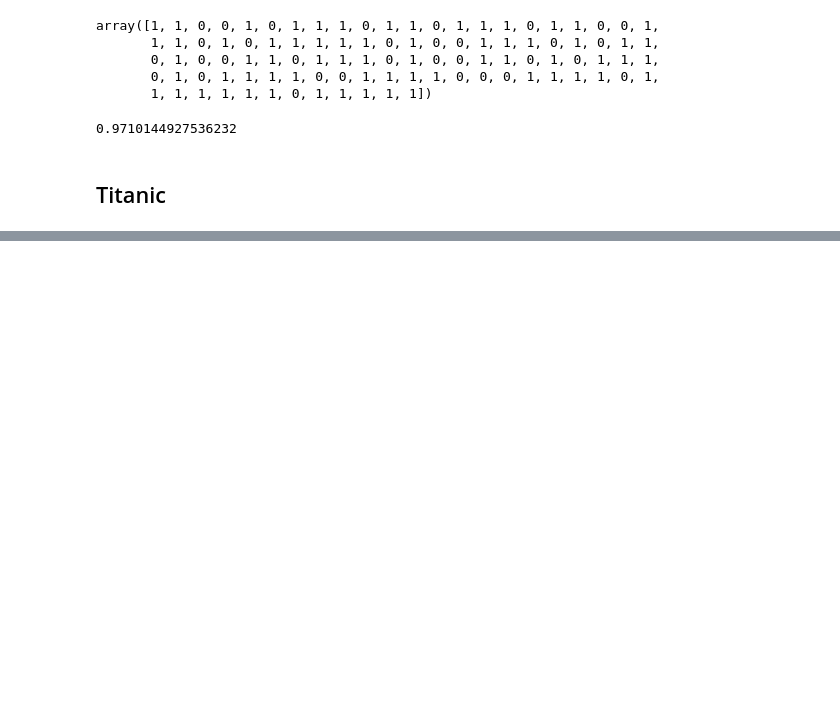
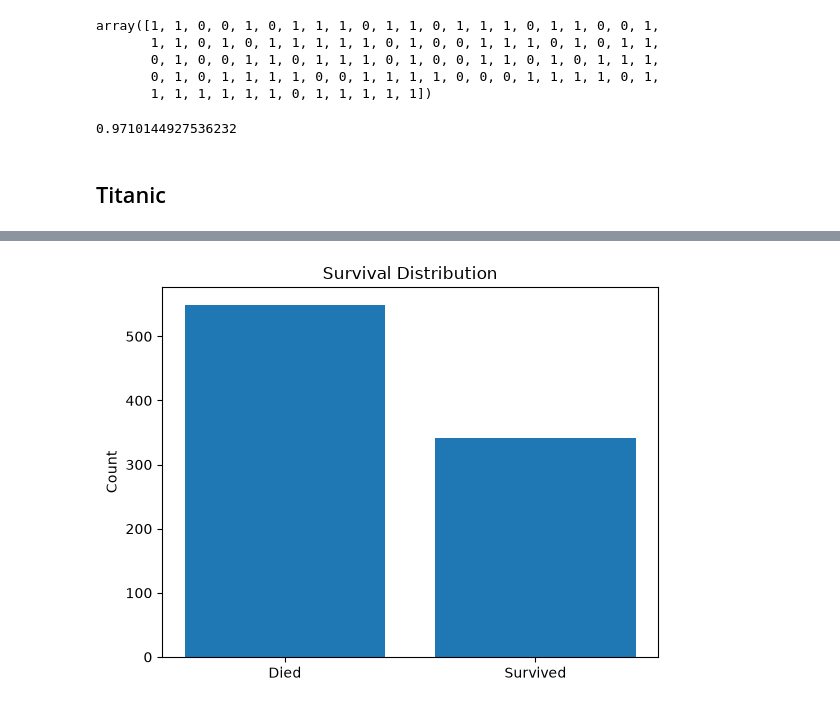
Before and after one commit to Sam50x/ML-from-Scratch, a Jupyter notebook: 2 - Logistic Regression/notebook.ipynb, the cells around one changed output, grey strips where cells are left out. Saved outputs shown, nothing was run; the diff lists cells and outputs as text; code cells hidden in the pictures; blank space fills up the shorter version.

```diff
--- a/2 - Logistic Regression/notebook.ipynb
+++ b/2 - Logistic Regression/notebook.ipynb
@@ -48,0 +138,10 @@ f1_score(y, y_pred)
+# %%
+survived_counts = train_df["Survived"].value_counts().sort_index()
+
+plt.bar(survived_counts.index, survived_counts.values)
+plt.xticks([0, 1], ["Died", "Survived"])
+plt.ylabel("Count")
+plt.title("Survival Distribution")
+plt.show()
+# %% [output]
+[figure, added]
```
Also changed, not shown: parts of 39 cells of this notebook, 3 other files.
